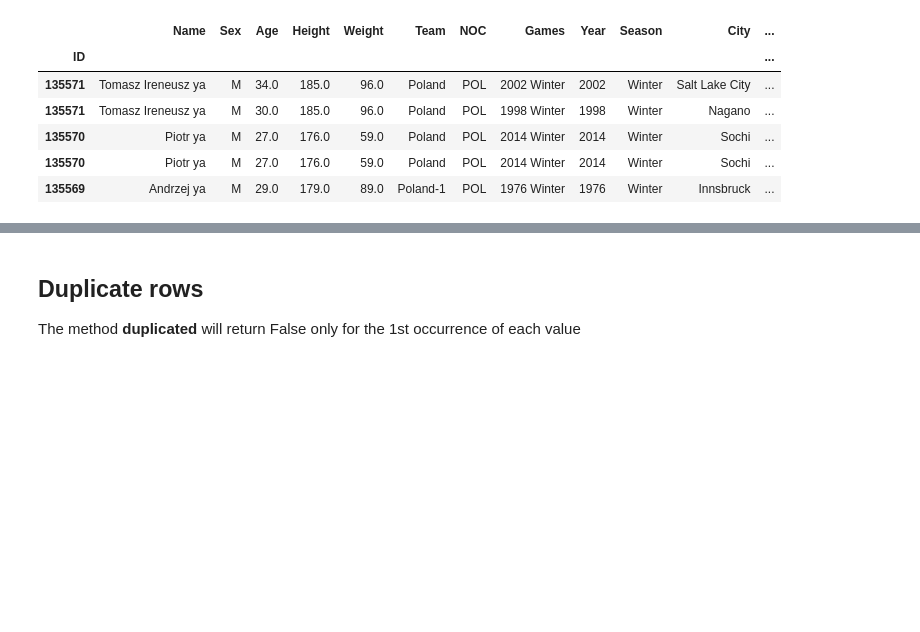
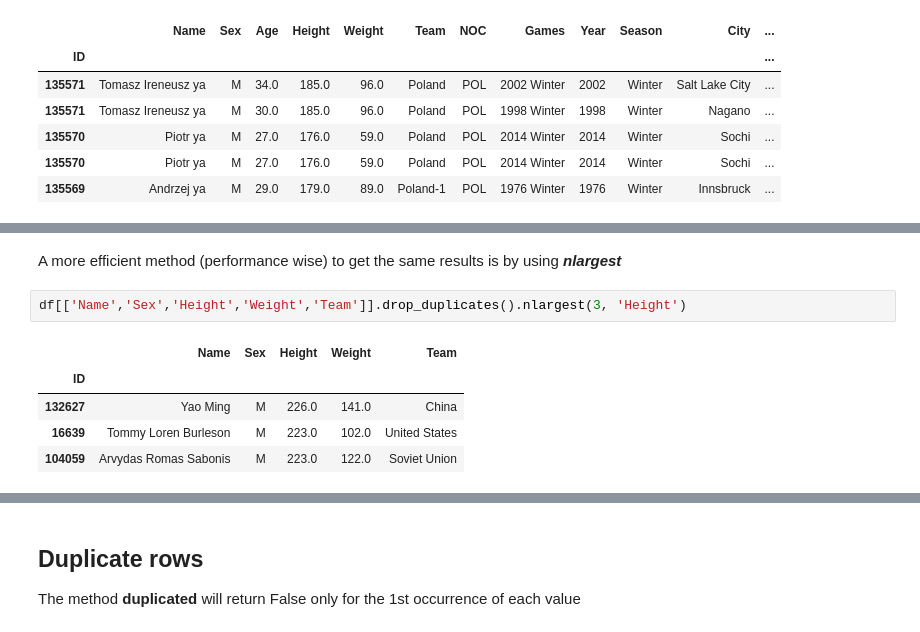
Before and after one commit to Elad-p/Python, a Jupyter notebook: Data Analysis/06_Pandas - Sorting Dataframes.ipynb, the cells around one changed output, grey strips where cells are left out. Drawn from its saved outputs; the diff is of its cells as text; blank space fills up the shorter version.

```diff
--- a/Data Analysis/06_Pandas - Sorting Dataframes.ipynb
+++ b/Data Analysis/06_Pandas - Sorting Dataframes.ipynb
@@ -194,0 +207,10 @@ df.head()
+# %% [markdown]
+A more efficient method (performance wise) to get the same results is by using ***nlargest***
+# %%
+df[['Name','Sex','Height','Weight','Team']].drop_duplicates().nlargest(3, 'Height')
+# %% [output]
+|  | Name | Sex | Height | Weight | Team |
+| ID |  |  |  |  |  |
+| 132627 | Yao Ming | M | 226.0 | 141.0 | China |
+| 16639 | Tommy Loren Burleson | M | 223.0 | 102.0 | United States |
+| 104059 | Arvydas Romas Sabonis | M | 223.0 | 122.0 | Soviet Union |
```
Also changed, not shown: parts of 4 cells of this notebook.
